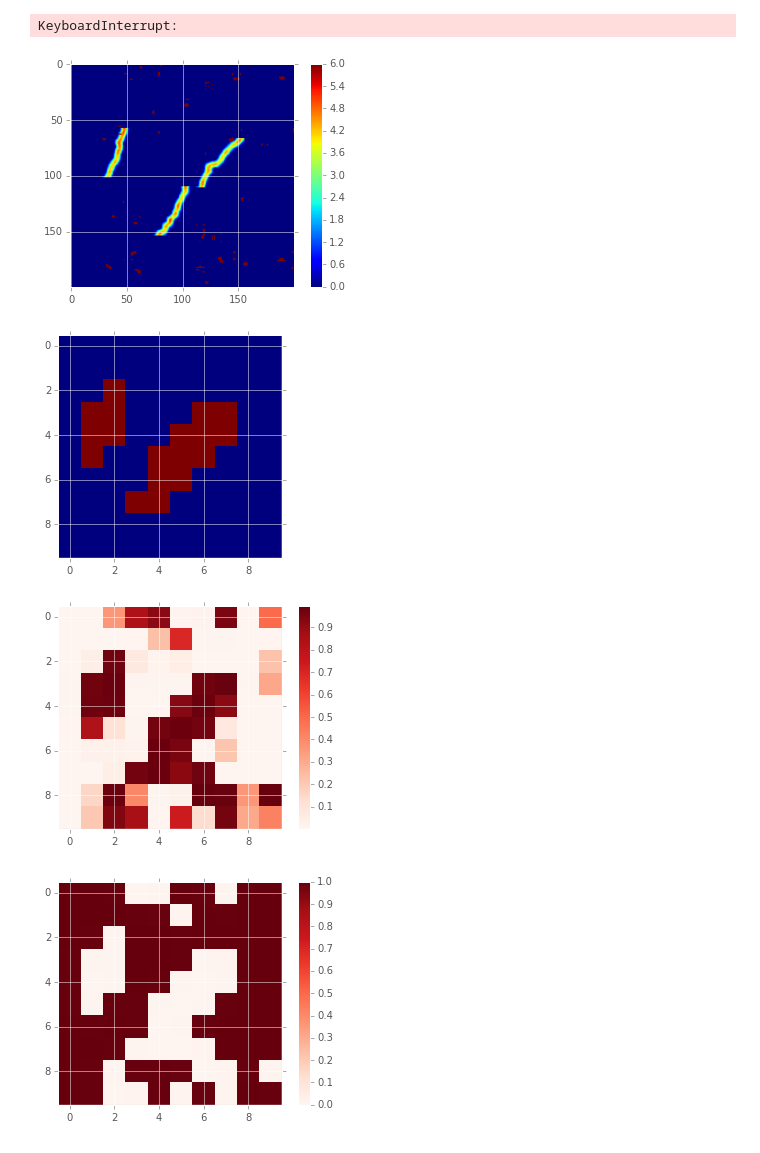
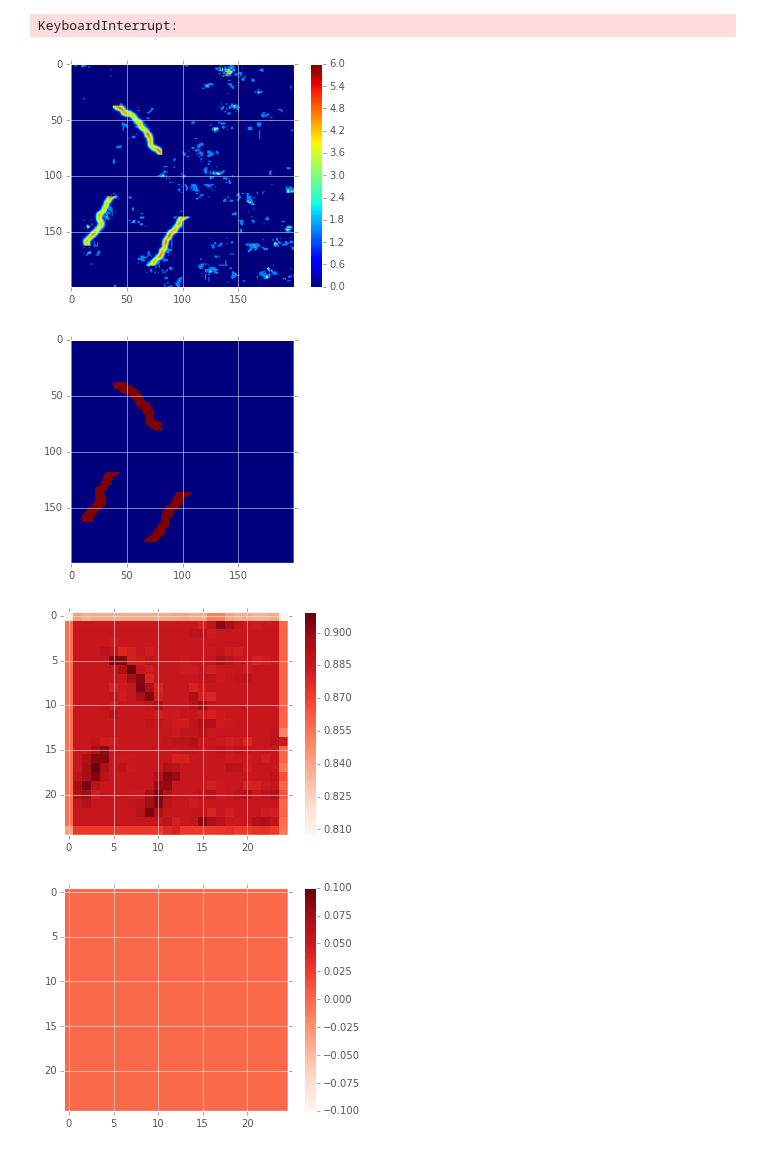
Before and after one commit to Aelphy/muon_trigger, a Jupyter notebook: evals/CascadeBase.ipynb, the cells around one changed output. Cells and saved outputs as stored; diff of their text form; code cells hidden in the pictures.

Commit message:
fixed errors in visualizer

```diff
--- a/evals/CascadeBase.ipynb
+++ b/evals/CascadeBase.ipynb
@@ -536,30 +557,31 @@ Epoch 61 of 100 took 7.087s
 Epoch 62 of 100 took 6.712s
 KeyboardInterrupt:
 # %%
+%matplotlib inline
 i = 2
 
 plt.imshow(X_y[1][i].reshape((200, 200)))
 plt.colorbar()
 plt.show()
 
-plt.imshow(X_y[-1][i].reshape((10, 10)), interpolation='none')
+plt.imshow(X_y[-1][i].reshape((200, 200)), interpolation='none')
 plt.show()
 
 prediction = network.predict(X_y[1][i].reshape((1, 1, 200, 200)).astype(np.float32))
 
-plt.imshow(prediction.reshape(10, 10), interpolation='none', cmap=plt.cm.Reds)
+plt.imshow(prediction.reshape(25, 25), interpolation='none', cmap=plt.cm.Reds)
 plt.colorbar()
 plt.show()
 
-plt.imshow(prediction.reshape(10, 10) < 0.5, interpolation='none', cmap=plt.cm.Reds)
+plt.imshow(prediction.reshape(25, 25) < 0.5, interpolation='none', cmap=plt.cm.Reds)
 plt.colorbar()
 plt.show()
 
-plt.imshow(prediction.reshape(10, 10) >= 0.5, interpolation='none', cmap=plt.cm.Reds)
+plt.imshow(prediction.reshape(25, 25) >= 0.5, interpolation='none', cmap=plt.cm.Reds)
 plt.colorbar()
 plt.show()
 # %% [output]
-[figure, old version]
+[figure, new version]
-[figure, old version]
+[figure, new version]
-[figure, old version]
+[figure, new version]
-[figure, old version]
+[figure, new version]
```
Also changed, not shown: parts of 9 cells of this notebook, 3 other files.
